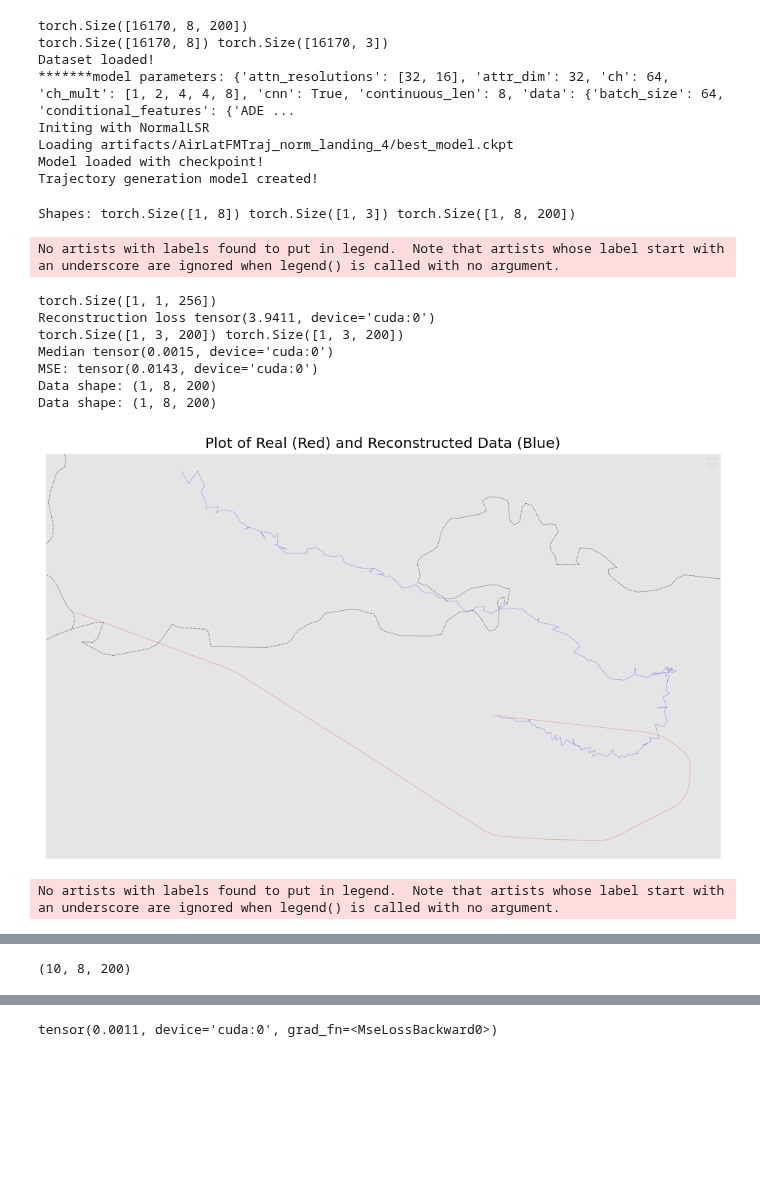
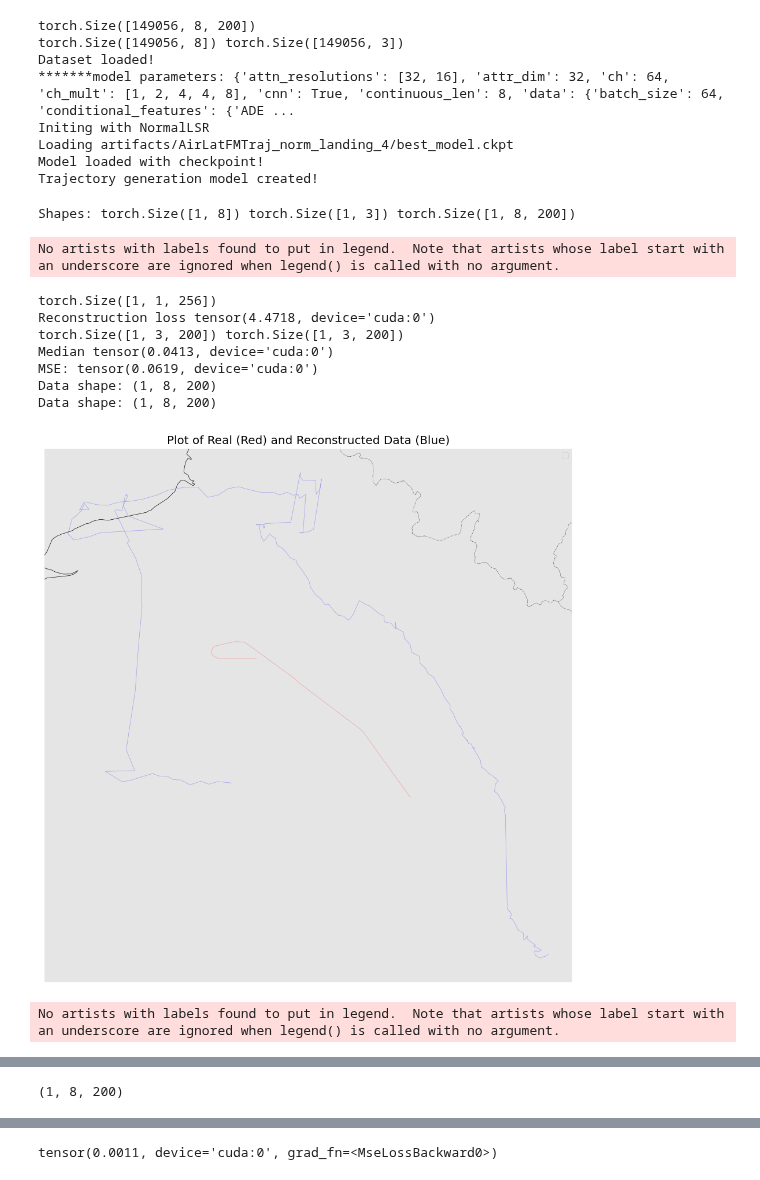
Before and after one commit to SynthAIr/DM_FM_Trajectories, a Jupyter notebook: src/generate_jupiter.ipynb, the cells around one changed output, grey strips where cells are left out. Saved outputs shown, nothing was run; the diff lists cells and outputs as text; code cells hidden in the pictures; blank space fills up the shorter version.

```diff
--- a/src/generate_jupiter.ipynb
+++ b/src/generate_jupiter.ipynb
@@ -53,6 +53,6 @@ config = load_config(config_file)
 dataset_config = load_config("configs/dataset_landing_transfer.yaml")
 #config = init_config(config, dataset_config, args, experiment = "test")
 
-dataset_config["data_path"] = "/mnt/data/synthair/synthair_diffusion/data/resampled/combined_traffic_resampled_landing_200.pkl"
+dataset_config["data_path"] = "/mnt/data/synthair/synthair_diffusion/data/resampled/combined_traffic_resampled_landing_EGLC_EGLL_EHAM_EIDW_LFBO_LFPG_LSZH_200.pkl"
 dataset, traffic = load_and_prepare_data(dataset_config)
 # %% [output]
@@ -95,8 +95,8 @@ config["logger"]["tags"]['eval'] = "True"
 #checkpoint = f"{artifact_location}/{model_name}/best_model.ckpt"
 model, trajectory_generation_model = get_models(config['model'], dataset.parameters, checkpoint, dataset.scaler, device)
 # %% [output]
-torch.Size([16170, 8, 200])
-torch.Size([16170, 8]) torch.Size([16170, 3])
+torch.Size([149056, 8, 200])
+torch.Size([149056, 8]) torch.Size([149056, 3])
 Dataset loaded!
 *******model parameters: {'attn_resolutions': [32, 16], 'attr_dim': 32, 'ch': 64, 'ch_mult': [1, 2, 4, 4, 8], 'cnn': True, 'continuous_len': 8, 'data': {'batch_size': 64, 'conditional_features': {'ADE ...
 Initing with NormalLSR
@@ -112,7 +112,7 @@ def local_eval(model, dataset, trajectory_generation_model, n, device):
     fig_smooth = plot_traffics([reconstructions[0],reconstructions[2]])
     plt.show()
     #n = 10
-    n_samples = 10
+    n_samples = 1
     #logger.log_metrics({"n reconstructions": n, "n samples per" : n_samples})
     #length = config['data']['length']
 
@@ -148,35 +148,35 @@ def local_eval(model, dataset, trajectory_generation_model, n, device):
     plot_from_array(decoded, "test")
     plt.show()
     #fig_smooth = plot_traffics([reconstructions[0],reconstructions[2]])
     """
     fig_mse_dict = get_mse_distribution(mse_dict)
     #cols = [ 'latitude', 'longitude', 'altitude', 'groundspeed']
     cols = [ 'latitude', 'longitude', 'altitude']
     subset1_data = reconstructions[0].data[cols].dropna().values
     #subset2_data = df_subset2[['latitude', 'longitude']].dropna().values
     subset2_data = reconstructions[2].data[cols].dropna().values
     #subset2_data = .data.dropna().values
 
     mmd, mmd_std = compute_partial_mmd(reconstructions[0],reconstructions[2] )
     # Compute energy distance between the raw trajectories
     energy_dist, edist_std = compute_energy_distance(subset1_data, subset2_data)
     dtw, dtw_std, _ = compute_dtw_3d_batch(subset1_data, subset2_data)
     fig_pca = data_diversity(subset1_data, subset2_data, 'PCA', 'samples', model_name=model_name)
     fig_tsne = data_diversity(subset1_data, subset2_data, 't-SNE', 'samples', model_name = model_name)
     logger.experiment.log_figure(logger.run_id, fig_pca, f"figures/pca.png")
     logger.experiment.log_figure(logger.run_id, fig_tsne, f"figures/tsne.png")
     """
 n = 1
 local_eval(model, dataset, trajectory_generation_model, n, device)
 # %% [output]
 Shapes: torch.Size([1, 8]) torch.Size([1, 3]) torch.Size([1, 8, 200])
 No artists with labels found to put in legend.  Note that artists whose label start with an underscore are ignored when legend() is called with no argument.
 torch.Size([1, 1, 256])
-Reconstruction loss tensor(3.9411, device='cuda:0')
+Reconstruction loss tensor(4.4718, device='cuda:0')
 torch.Size([1, 3, 200]) torch.Size([1, 3, 200])
-Median tensor(0.0015, device='cuda:0')
-MSE: tensor(0.0143, device='cuda:0')
+Median tensor(0.0413, device='cuda:0')
+MSE: tensor(0.0619, device='cuda:0')
 Data shape: (1, 8, 200)
 Data shape: (1, 8, 200)
-[figure, old version]
+[figure, new version]
 No artists with labels found to put in legend.  Note that artists whose label start with an underscore are ignored when legend() is called with no argument.
@@ -184 +184 @@ No artists with labels found to put in legend.  Note that artists whose label st
-(10, 8, 200)
+(1, 8, 200)
```
Also changed, not shown: parts of 2 cells of this notebook, 3 other files.
